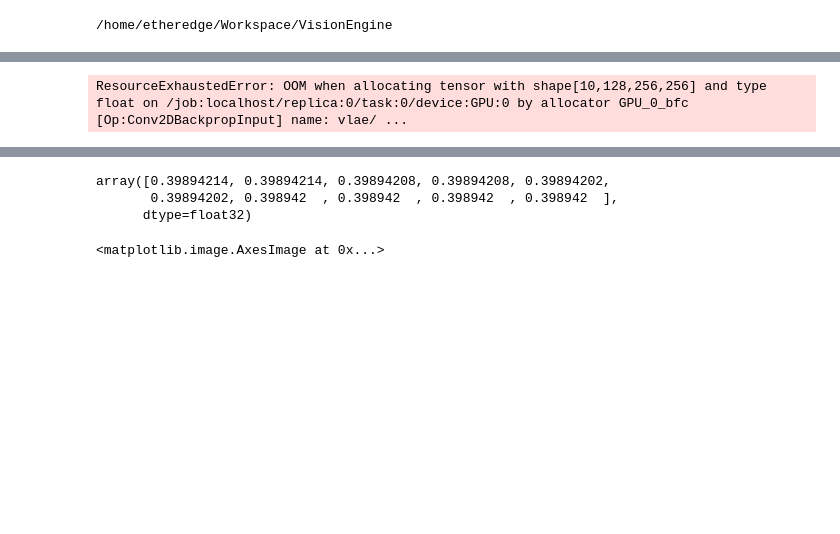
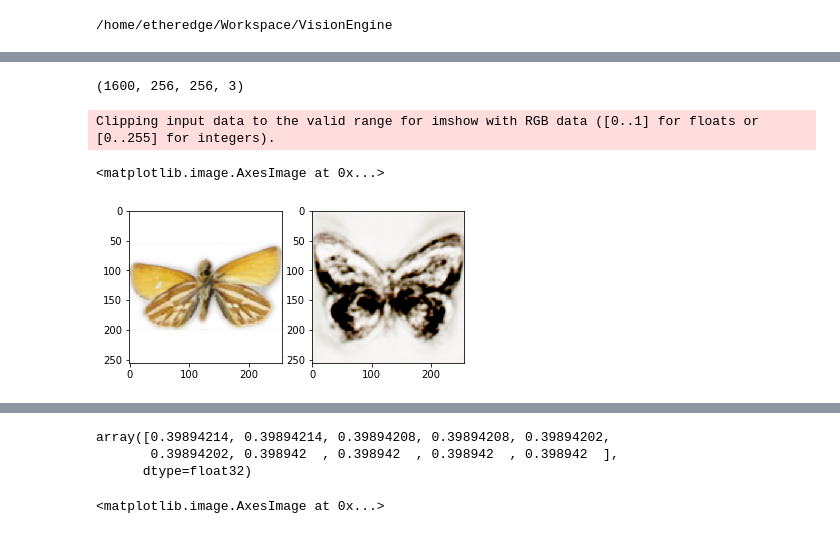
Before and after one commit to ietheredge/VisionEngine, a Jupyter notebook: notebooks/EvaluateModel.ipynb, the cells around one changed output, grey strips where cells are left out. Cells and saved outputs as stored; diff of their text form; code cells hidden in the pictures; blank space fills up the shorter version.

```diff
--- a/notebooks/EvaluateModel.ipynb
+++ b/notebooks/EvaluateModel.ipynb
@@ -41,4 +42,4 @@ config_file = 'VisionEngine/configs/guppy_vae_config.json'
 config = process_config(config_file)
 # %%
-config.data_loader.use_generated = True
-config.data_loader.use_real = False
+config.data_loader.use_generated = False
+config.data_loader.use_real = True
@@ -107,7 +113,7 @@ def sample_likelihood(x):
     outputs = Flatten()(model.model.output)
     out = LikeLihoodLayer()([inputs, outputs])
     lh_model = Model(model.model.input, out)
-    return lh_model.predict_generator(x)
+    return lh_model.predict(x)
 
 def embed_images(x):
     outputs = [
@@ -117,10 +123,10 @@ def embed_images(x):
         model.model.get_layer('normal_variational_3').output
     ]
     encoder = Model(model.model.inputs, outputs)
-    return encoder.predict_generator(x)
+    return encoder.predict(x)
 
 def reconstruct_images(x):
-    return model.model.predict_generator(x)
+    return model.model.predict(x)
 
 def imscatter(x, y, image, ax=None, zoom=1):
     if ax is None:
@@ -140,13 +146,40 @@ def imscatter(x, y, image, ax=None, zoom=1):
     ax.autoscale();
     ax.grid(False);
     return artists
+
+def plot_im(img):
+    if config.model.last_activation == 'tanh':
+        img * 0.5 + 0.5
+        return img
+    else:
+        return img
 # %%
 z = embed_images(data_loader.get_test_data())
 lh = sample_likelihood(data_loader.get_test_data())
+# %%
+labels = []
+images = []
+for image, label in data_loader.get_test_data().take(100):
+    labels.append(label.numpy())
+    images.extend(image.numpy())
+images = np.stack(images)
+labels = np.array(labels)
+# %%
+images.shape
+# %% [output]
+(1600, 256, 256, 3)
 # %%
-x_hat = reconstruct_images(data_loader.get_test_data())
+x_hat = reconstruct_images(data_loader.get_test_data().take(100))
-# %% [output]
-ResourceExhaustedError: OOM when allocating tensor with shape[10,128,256,256] and type float on /job:localhost/replica:0/task:0/device:GPU:0 by allocator GPU_0_bfc [Op:Conv2DBackpropInput] name: vlae/ ...
+# %%
+ID = 10
+plt.subplot(121)
+plt.imshow(plot_im(images[ID]))
+plt.subplot(122)
+plt.imshow(plot_im(x_hat[ID]))
+# %% [output]
+Clipping input data to the valid range for imshow with RGB data ([0..1] for floats or [0..255] for integers).
+<matplotlib.image.AxesImage at 0x...>
+[figure, added]
 # %%
 np.concatenate([z[0],z[1],z[2],z[3]], axis=1).shape
 # %% [output]
```
Also changed, not shown: parts of 14 cells of this notebook, 17 other files.
